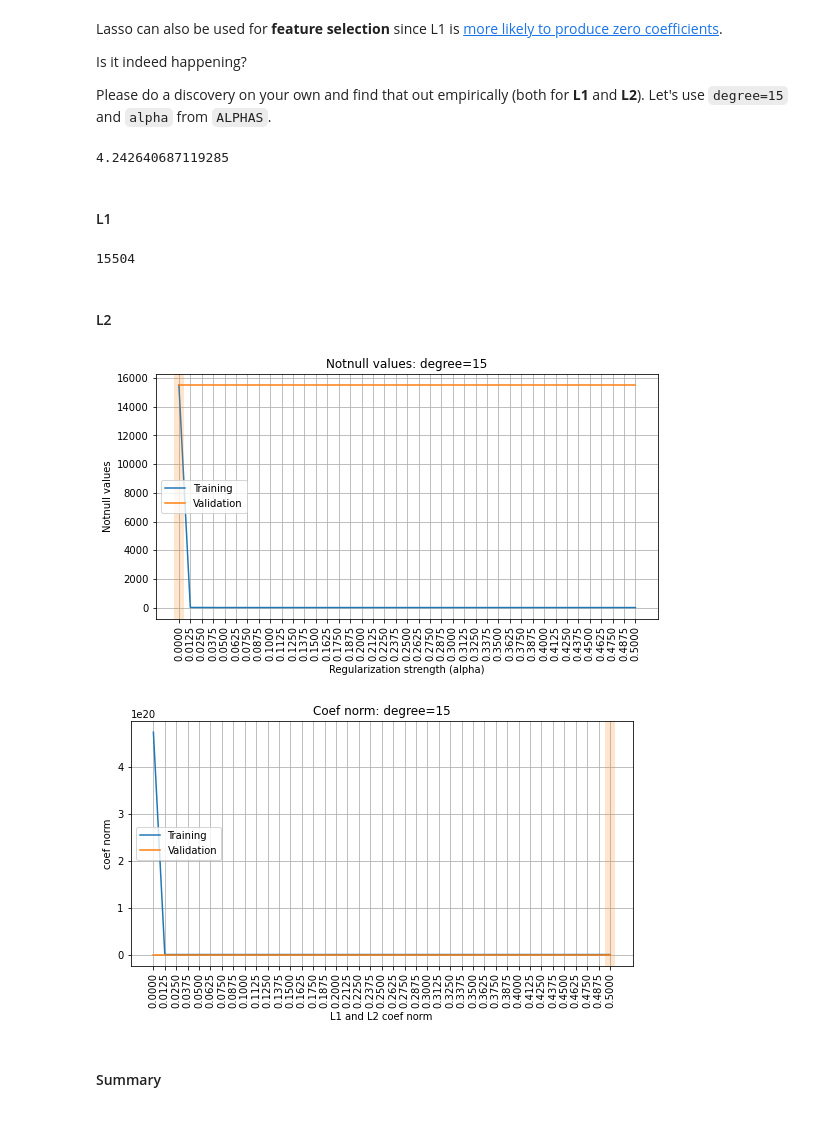
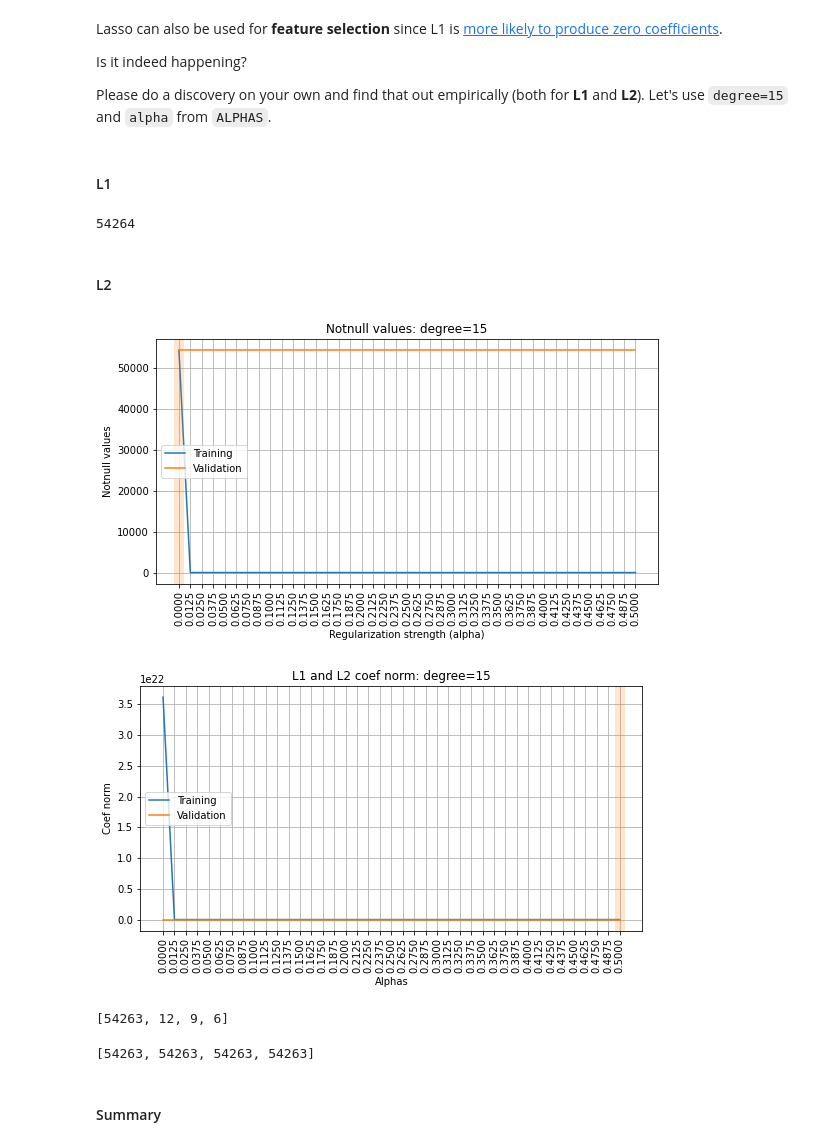
Before and after one commit to ex4ce/homework, a Jupyter notebook: overfitting_regularization.ipynb, the cells around one changed output. Drawn from its saved outputs; the diff is of its cells as text; code cells hidden in the pictures.

```diff
--- a/overfitting_regularization.ipynb
+++ b/overfitting_regularization.ipynb
@@ -377,7 +377,7 @@ sns.heatmap(X_diabetes.corr(),annot=True,center=0)
 <AxesSubplot:>
 [figure]
 # %%
-X_new = X_diabetes.drop(['sex','s1','s3','s4','s5'],axis=1)
+X_new = X_diabetes.drop(['s1','s3','s4','s5'],axis=1)
 X_diabetes = X_new
 sns.heatmap(X_diabetes.corr(),annot=True,center=0)
 # %% [output]
@@ -430,12 +431,12 @@ Please do a discovery on your own and find that out empirically (both for **L1**
 # %% [markdown]
 #### L1
 # %%
-## your code
+## your code ()
 train_l1,valid_l1=[],[]
 poly = PolynomialFeatures(degree=15)
 X_poly = poly.fit_transform(X_train)
 for alpha in ALPHAS:
-    results = cross_validate(Lasso(alpha=alpha,max_iter=50000),
+    results = cross_validate(Lasso(alpha=alpha,max_iter=50000,tol=0.01),
                              X_poly, y_train, cv=3,
                              return_train_score=True,
                              scoring='neg_root_mean_squared_error')
@@ -483,10 +484,6 @@ def L2_norm(array):
     return np.linalg.norm(array)
 def L1_norm(array):
     return np.sum(np.abs(array))
-ads = [1,2,-2,3]
-L2_norm(ads)
-# %% [output]
-4.242640687119285
 # %% [markdown]
 #### L1
 # %%
@@ -497,7 +494,7 @@ linreg = LinearRegression().fit(X_poly, y_train)
 nul_sample_l1 = np.count_nonzero(linreg.coef_[0])
 nul_sample_l1
 # %% [output]
-15504
+54264
 # %%
 nul_sample_l1_reg,l1_norm = [],[]
 for a in ALPHAS:
@@ -518,13 +515,19 @@ plot_fitting_graph(ALPHAS, nul_sample_l1_reg, nul_sample_l2_reg,
                    xlabel='Regularization strength (alpha)', ylabel='Notnull values',
                    title='Notnull values: degree=15')
 # %% [output]
-[figure, old version]
+[figure, new version]
 # %%
 plot_fitting_graph(ALPHAS, l1_norm, l2_norm,
-                   xlabel='L1 and L2 coef norm', ylabel='coef norm',
-                   title='Coef norm: degree=15')
+                   xlabel='Alphas', ylabel='Coef norm',
+                   title='L1 and L2 coef norm: degree=15')
 # %% [output]
-[figure, old version]
+[figure, new version]
+# %%
+display(nul_sample_l1_reg[:4])
+display(nul_sample_l2_reg[:4])
+# %% [output]
+[54263, 12, 9, 6]
+[54263, 54263, 54263, 54263]
 # %% [markdown]
 #### Summary
 # %% [markdown]
```
Also changed, not shown: parts of 17 cells of this notebook.
